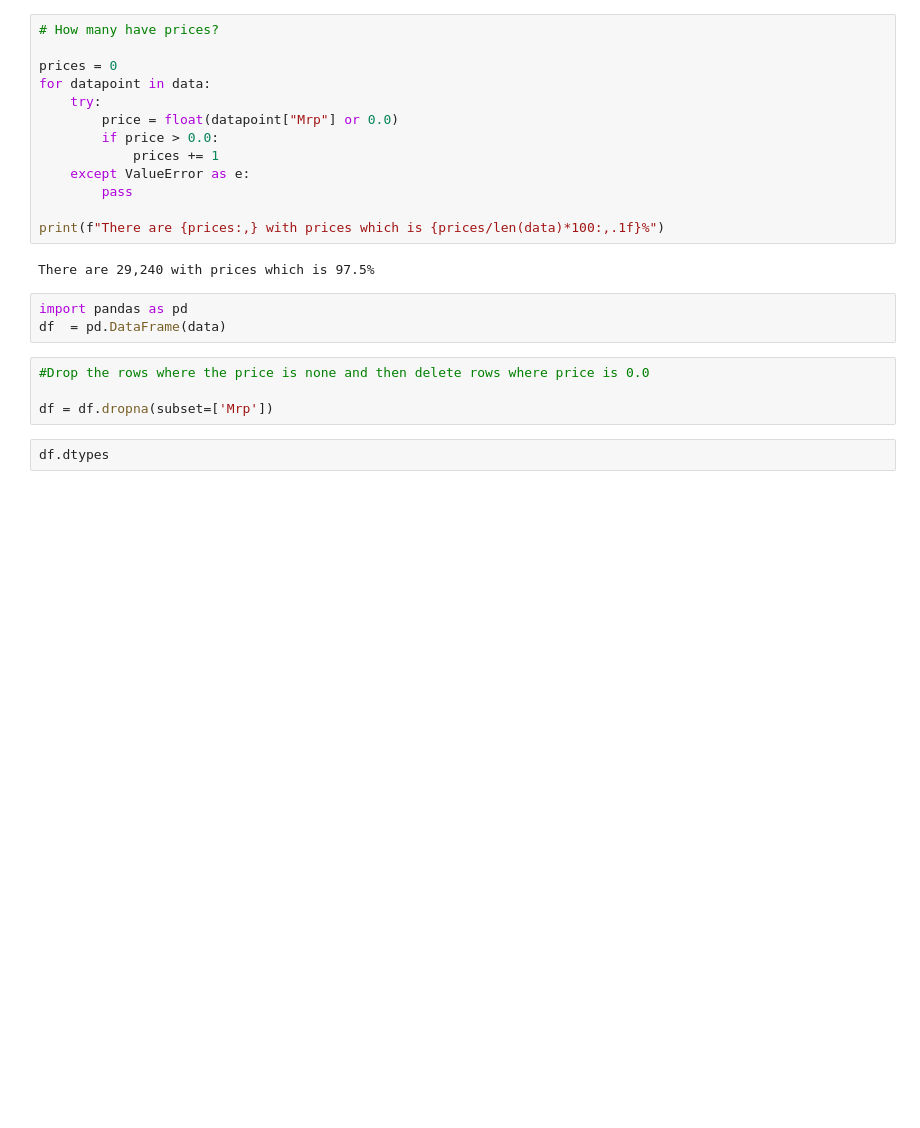
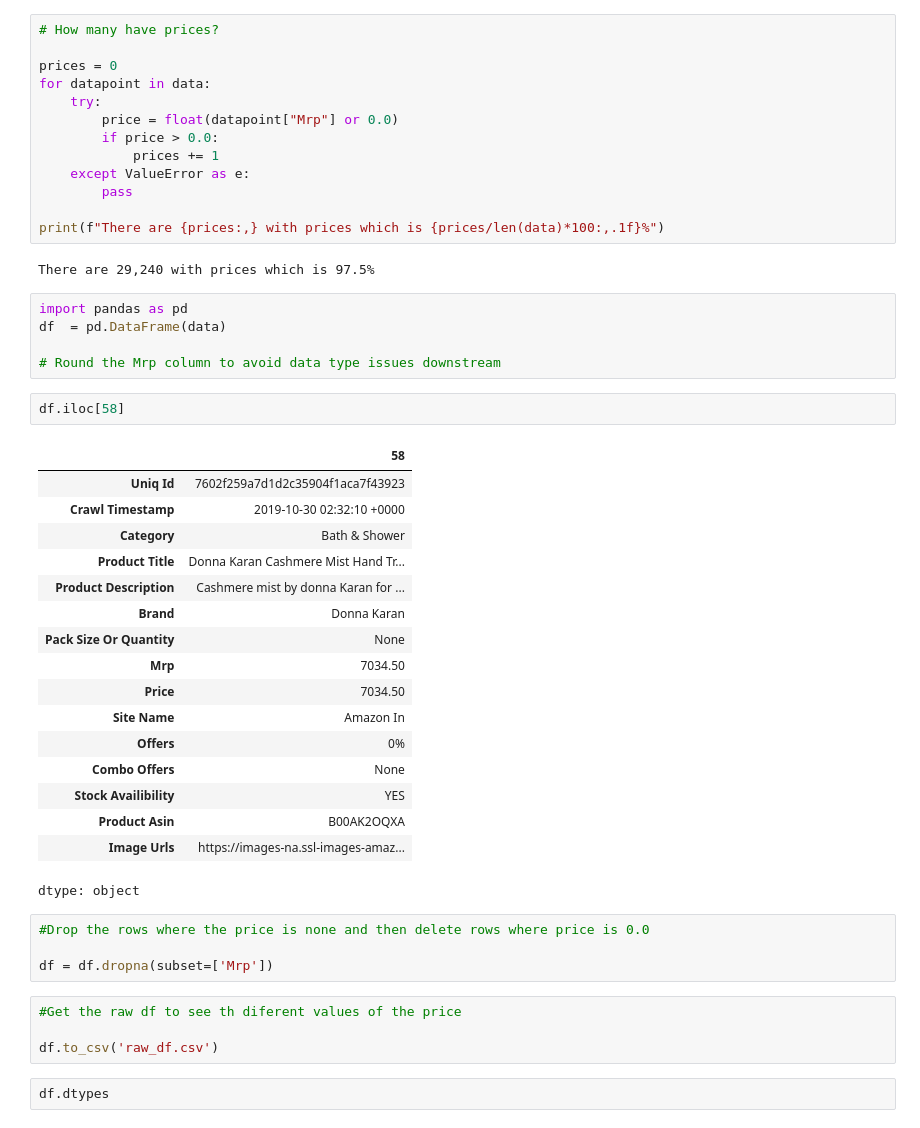
Before and after one commit to rsher60/LLM_Codebase, a Jupyter notebook: fine_tuning_Ed.ipynb, the cells around one changed output. Drawn from its saved outputs; the diff is of its cells as text; blank space fills up the shorter version.

```diff
--- a/fine_tuning_Ed.ipynb
+++ b/fine_tuning_Ed.ipynb
@@ -68,10 +68,36 @@ There are 29,240 with prices which is 97.5%
 # %%
 import pandas as pd
 df  = pd.DataFrame(data)
+
+# Round the Mrp column to avoid data type issues downstream
+# %%
+df.iloc[58]
+# %% [output]
+|  | 58 |
+| Uniq Id | 7602f259a7d1d2c35904f1aca7f43923 |
+| Crawl Timestamp | 2019-10-30 02:32:10 +0000 |
+| Category | Bath & Shower |
+| Product Title | Donna Karan Cashmere Mist Hand Tr... |
+| Product Description | Cashmere mist by donna Karan for ... |
+| Brand | Donna Karan |
+| Pack Size Or Quantity | None |
+| Mrp | 7034.50 |
+| Price | 7034.50 |
+| Site Name | Amazon In |
+| Offers | 0% |
+| Combo Offers | None |
+| Stock Availibility | YES |
+| Product Asin | B00AK2OQXA |
+| Image Urls | https://images-na.ssl-images-amaz... |
+dtype: object
 # %%
 #Drop the rows where the price is none and then delete rows where price is 0.0
 
 df = df.dropna(subset=['Mrp'])
+# %%
+#Get the raw df to see th diferent values of the price
+
+df.to_csv('raw_df.csv')
 # %%
 df.dtypes
 # %% [output]
```
Also changed, not shown: parts of 32 cells of this notebook.
